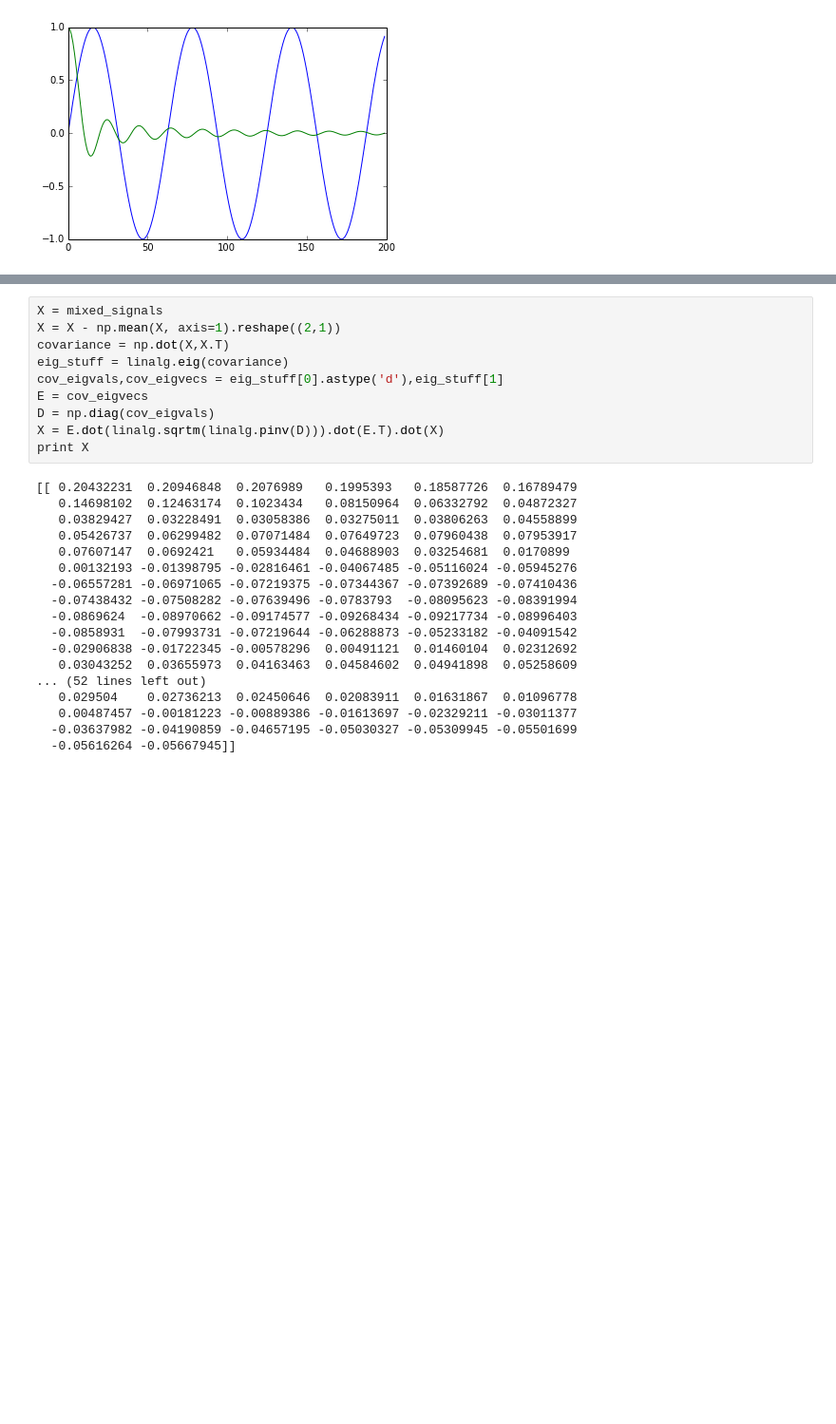
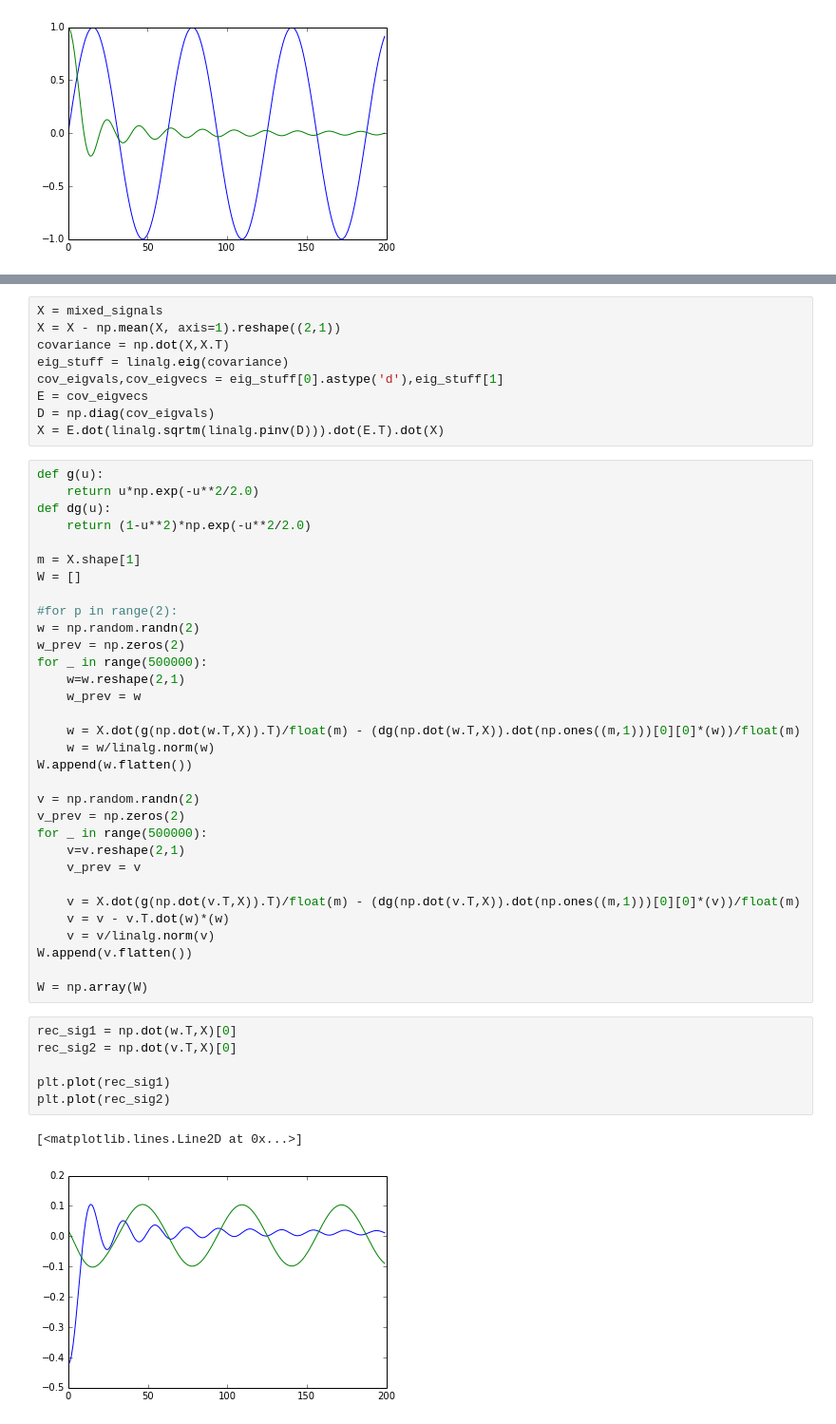
Before and after one commit to stand-by/MachineLearning_algorithms, a Jupyter notebook: examples/draft_ica.ipynb, the cells around one changed output, grey strips where cells are left out. Shown: that part at 95% size. Drawn from its saved outputs; the diff is of its cells as text; blank space fills up the shorter version.

```diff
--- a/examples/draft_ica.ipynb
+++ b/examples/draft_ica.ipynb
@@ -36,22 +38,44 @@ cov_eigvals,cov_eigvecs = eig_stuff[0].astype('d'),eig_stuff[1]
 E = cov_eigvecs
 D = np.diag(cov_eigvals)
 X = E.dot(linalg.sqrtm(linalg.pinv(D))).dot(E.T).dot(X)
-print X
-# %% [output]
-[[ 0.20432231  0.20946848  0.2076989   0.1995393   0.18587726  0.16789479
-   0.14698102  0.12463174  0.1023434   0.08150964  0.06332792  0.04872327
-   0.03829427  0.03228491  0.03058386  0.03275011  0.03806263  0.04558899
-   0.05426737  0.06299482  0.07071484  0.07649723  0.07960438  0.07953917
-   0.07607147  0.0692421   0.05934484  0.04688903  0.03254681  0.0170899
-   0.00132193 -0.01398795 -0.02816461 -0.04067485 -0.05116024 -0.05945276
-  -0.06557281 -0.06971065 -0.07219375 -0.07344367 -0.07392689 -0.07410436
-  -0.07438432 -0.07508282 -0.07639496 -0.0783793  -0.08095623 -0.08391994
-  -0.0869624  -0.08970662 -0.09174577 -0.09268434 -0.09217734 -0.08996403
-  -0.0858931  -0.07993731 -0.07219644 -0.06288873 -0.05233182 -0.04091542
-  -0.02906838 -0.01722345 -0.00578296  0.00491121  0.01460104  0.02312692
-   0.03043252  0.03655973  0.04163463  0.04584602  0.04941898  0.05258609
-... (52 lines left out)
-   0.029504    0.02736213  0.02450646  0.02083911  0.01631867  0.01096778
-   0.00487457 -0.00181223 -0.00889386 -0.01613697 -0.02329211 -0.03011377
-  -0.03637982 -0.04190859 -0.04657195 -0.05030327 -0.05309945 -0.05501699
-  -0.05616264 -0.05667945]]
+# %%
+def g(u):
+    return u*np.exp(-u**2/2.0)
+def dg(u):
+    return (1-u**2)*np.exp(-u**2/2.0)
+
+m = X.shape[1]
+W = []
+
+#for p in range(2):
+w = np.random.randn(2)
+w_prev = np.zeros(2)
+for _ in range(500000):
+    w=w.reshape(2,1)
+    w_prev = w
+
+    w = X.dot(g(np.dot(w.T,X)).T)/float(m) - (dg(np.dot(w.T,X)).dot(np.ones((m,1)))[0][0]*(w))/float(m)
+    w = w/linalg.norm(w)
+W.append(w.flatten())
+
+v = np.random.randn(2)
+v_prev = np.zeros(2)
+for _ in range(500000):
+    v=v.reshape(2,1)
+    v_prev = v
+
+    v = X.dot(g(np.dot(v.T,X)).T)/float(m) - (dg(np.dot(v.T,X)).dot(np.ones((m,1)))[0][0]*(v))/float(m)
+    v = v - v.T.dot(w)*(w)
+    v = v/linalg.norm(v)
+W.append(v.flatten())
+
+W = np.array(W)
+# %%
+rec_sig1 = np.dot(w.T,X)[0]
+rec_sig2 = np.dot(v.T,X)[0]
+
+plt.plot(rec_sig1)
+plt.plot(rec_sig2)
+# %% [output]
+[<matplotlib.lines.Line2D at 0x...>]
+[figure, added]
```
Also changed, not shown: parts of 2 cells of this notebook.
